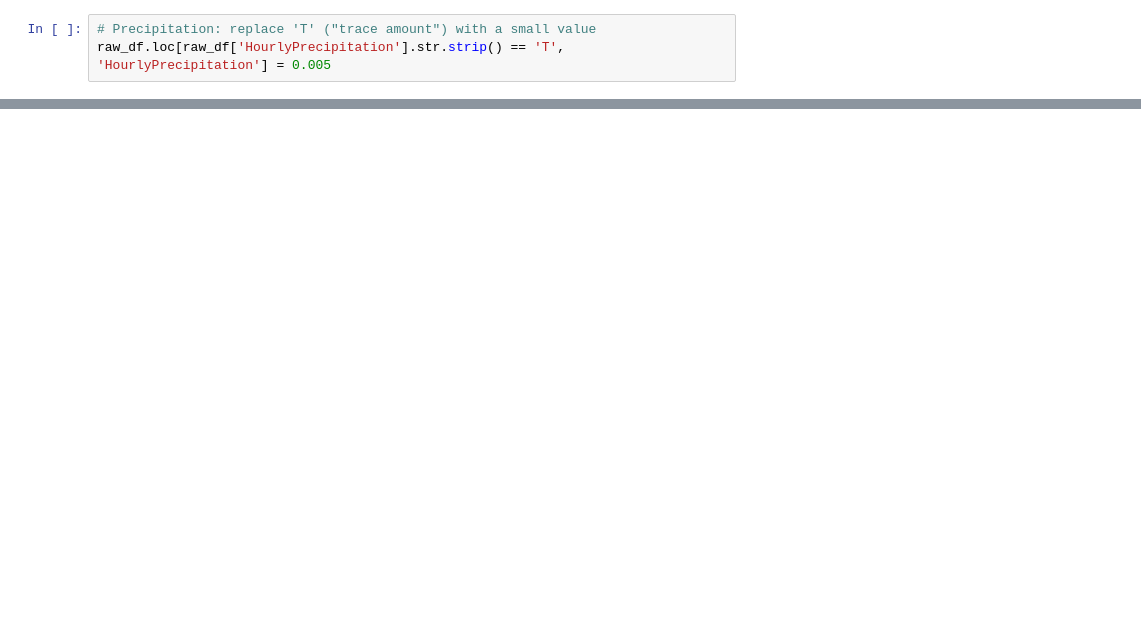
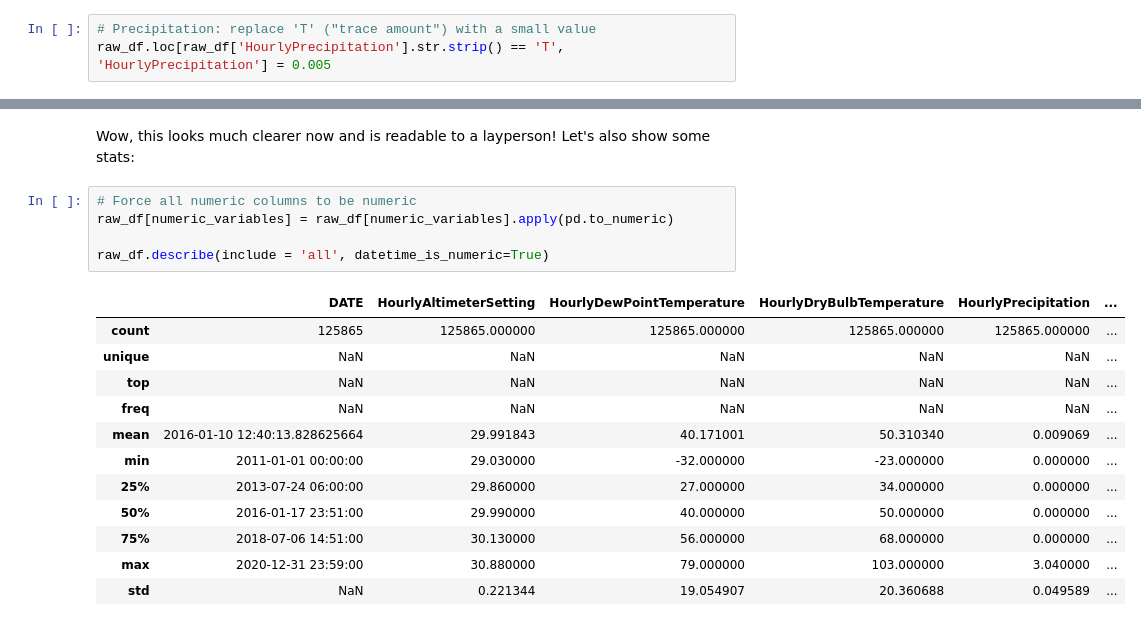
Before and after one commit to sergeypine/WeatherLearner, a Jupyter notebook: data-processing/data-wrangling.ipynb, the cells around one changed output, grey strips where cells are left out. Cells and saved outputs as stored; diff of their text form; blank space fills up the shorter version.

```diff
--- a/data-processing/data-wrangling.ipynb
+++ b/data-processing/data-wrangling.ipynb
@@ -120,0 +280,20 @@ raw_df = removeJunkSuffixesAndPrefixes(raw_df, numeric_variables)
+# %% [markdown]
+Wow, this looks much clearer now and is readable to a layperson! Let's also show some stats:
+# %%
+# Force all numeric columns to be numeric
+raw_df[numeric_variables] = raw_df[numeric_variables].apply(pd.to_numeric)
+
+raw_df.describe(include = 'all', datetime_is_numeric=True)
+# %% [output]
+|  | DATE | HourlyAltimeterSetting | HourlyDewPointTemperature | HourlyDryBulbTemperature | HourlyPrecipitation | ... |
+| count | 125865 | 125865.000000 | 125865.000000 | 125865.000000 | 125865.000000 | ... |
+| unique | NaN | NaN | NaN | NaN | NaN | ... |
+| top | NaN | NaN | NaN | NaN | NaN | ... |
+| freq | NaN | NaN | NaN | NaN | NaN | ... |
+| mean | 2016-01-10 12:40:13.828625664 | 29.991843 | 40.171001 | 50.310340 | 0.009069 | ... |
+| min | 2011-01-01 00:00:00 | 29.030000 | -32.000000 | -23.000000 | 0.000000 | ... |
+| 25% | 2013-07-24 06:00:00 | 29.860000 | 27.000000 | 34.000000 | 0.000000 | ... |
+| 50% | 2016-01-17 23:51:00 | 29.990000 | 40.000000 | 50.000000 | 0.000000 | ... |
+| 75% | 2018-07-06 14:51:00 | 30.130000 | 56.000000 | 68.000000 | 0.000000 | ... |
+| max | 2020-12-31 23:59:00 | 30.880000 | 79.000000 | 103.000000 | 3.040000 | ... |
+| std | NaN | 0.221344 | 19.054907 | 20.360688 | 0.049589 | ... |
```
Also changed, not shown: parts of 43 cells of this notebook.
